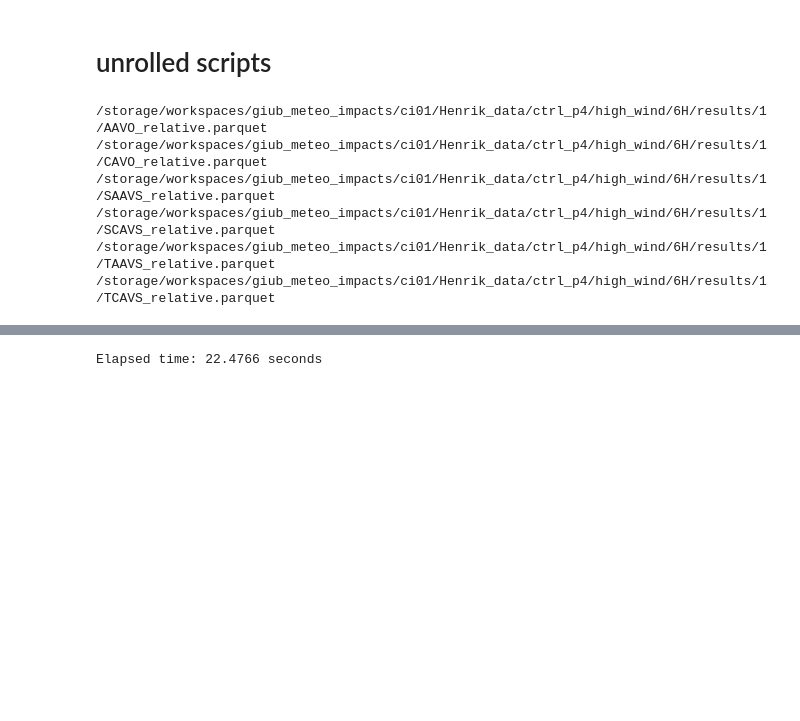
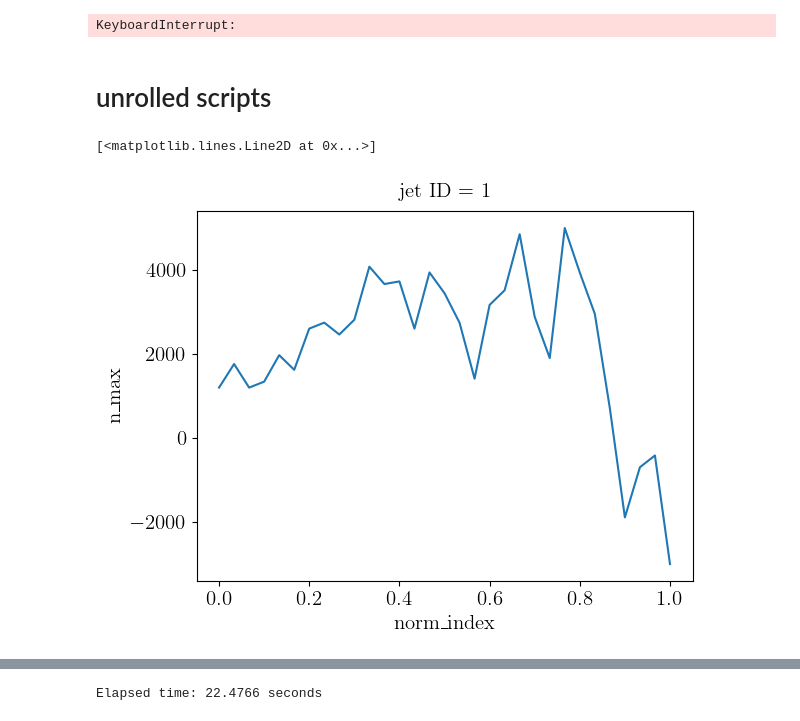
Before and after one commit to hbanderier/persistent-extremes-era5, a Jupyter notebook: Playgrounds/data_henrik_pg.ipynb, the cells around one changed output, grey strips where cells are left out. Drawn from its saved outputs; the diff is of its cells as text; code cells hidden in the pictures; blank space fills up the shorter version.

```diff
--- a/Playgrounds/data_henrik_pg.ipynb
+++ b/Playgrounds/data_henrik_pg.ipynb
@@ -71,14 +79,17 @@ KeyboardInterrupt:
 # %%
 # RUN THIS NEXT TIME:
-
+import polars.selectors as cs
 for run in ["ctrl", "dobl", "ctrl_p4"]:
-    fs = list(Path(DATADIR).glob(f"Henrik_data/{run}/*_relative.parquet"))
+    fs = list(Path(DATADIR).glob(f"Henrik_data/{run}/high_wind/6H/results/1/*_relative.parquet"))
     for f in tqdm(fs):
         df = pl.read_parquet(f)
         df = df.with_columns(cs.float().cast(pl.Float32()))
         df = df.with_columns(cs.signed_integer().cast(pl.Int32()))
         df = df.with_columns(cs.unsigned_integer().cast(pl.UInt32()))
+        df = df.with_columns(cs.datetime().cast(pl.Datetime("ms")))
         df.write_parquet(f)
+# %% [output]
+KeyboardInterrupt:
 # %% [markdown]
 # unrolled scripts
 # %%
@@ -441,7 +544,7 @@ for run in ["ctrl", "dobl", "ctrl_p4"]:
             overturnings = pl.read_parquet(ofile)
             overturnings_on_grid = None
         else:
-            contours = detect_contours(zeta, levels, processes=N_WORKERS, ctx="fork")
+            contours = detect_contours_lonlat(zeta, levels, processes=N_WORKERS, ctx="fork")
             overturnings = detect_overturnings(contours, max_difflon=3)
             overturnings, overturnings_on_grid = event_props(overturnings, [zeta, mflux])
             overturnings.write_parquet(ofile)
@@ -562,24 +666,35 @@ to_do = (
 
 for run in ["ctrl", "dobl", "ctrl_p4"]:
     jets = both_jets[run]
-    for huh in to_do:
-        rename, name, kwargs = huh
-        ofile = both_paths[run].joinpath(f"{rename}_relative.parquet")
-        if ofile.is_file():
-            continue
-        else:
-            print(ofile)
-        # da_ = open_da("Henrik_data", run, name, "6H", *args, **kwargs).rename(rename)
-        # if rename in ["AAVO", "CAVO"] and "lev" in da_.dims:
-        #     da_ = da_.isel(lev=2)
-        # da_ = compute(da_)
-        # interpd = create_jet_relative_dataset(jets, da_)
-        # del da_
-        # interpd.write_parquet(ofile)
+    jets = jets.filter(pl.col("index").max().over("time", "jet ID") > 20)
+    ds =  xr.open_dataset(both_paths[run].joinpath("da.nc"))
+    bc_path = both_paths[run].joinpath("bias_correction.parquet")
+    if bc_path.is_file():
+        bias_correction = pl.read_parquet(bc_path)
+    else:
+        bias_correction = create_bias_correction(jets, ds)
+        bias_correction.write_parquet(bc_path)
+    break
+    # for huh in to_do:
+    #     rename, name, kwargs = huh
+    #     ofile = both_paths[run].joinpath(f"{rename}_relative_bc.parquet")
+    #     if ofile.is_file():
+    #         continue
+    #     else:
+    #         print(ofile)
+    #     da_ = open_da("Henrik_data", run, name, "6H", *args, **kwargs).rename(rename)
+    #     if rename in ["AAVO", "CAVO"] and "lev" in da_.dims:
+    #         da_ = da_.isel(lev=2)
+    #     da_ = compute(da_)
+    #     interpd = create_jet_relative_dataset(jets, da_, bias_correction=bias_correction)
+    #     del da_
+    #     interpd.write_parquet(ofile)
+    #     break
+    # break
-# %% [output]
-/storage/workspaces/giub_meteo_impacts/ci01/Henrik_data/ctrl_p4/high_wind/6H/results/1/AAVO_relative.parquet
-/storage/workspaces/giub_meteo_impacts/ci01/Henrik_data/ctrl_p4/high_wind/6H/results/1/CAVO_relative.parquet
-/storage/workspaces/giub_meteo_impacts/ci01/Henrik_data/ctrl_p4/high_wind/6H/results/1/SAAVS_relative.parquet
-/storage/workspaces/giub_meteo_impacts/ci01/Henrik_data/ctrl_p4/high_wind/6H/results/1/SCAVS_relative.parquet
-/storage/workspaces/giub_meteo_impacts/ci01/Henrik_data/ctrl_p4/high_wind/6H/results/1/TAAVS_relative.parquet
-/storage/workspaces/giub_meteo_impacts/ci01/Henrik_data/ctrl_p4/high_wind/6H/results/1/TCAVS_relative.parquet
+# %%
+bc = create_bias_correction(jets, ds)
+# %%
+polars_to_xarray(bc.group_by("norm_index", "jet ID").agg(pl.col("n_max").mean()).sort("norm_index", "jet ID"), ["norm_index", "jet ID"])[:, 0].plot()
+# %% [output]
+[<matplotlib.lines.Line2D at 0x...>]
+[figure, added]
```
Also changed, not shown: parts of 17 cells of this notebook, 2 other files.
